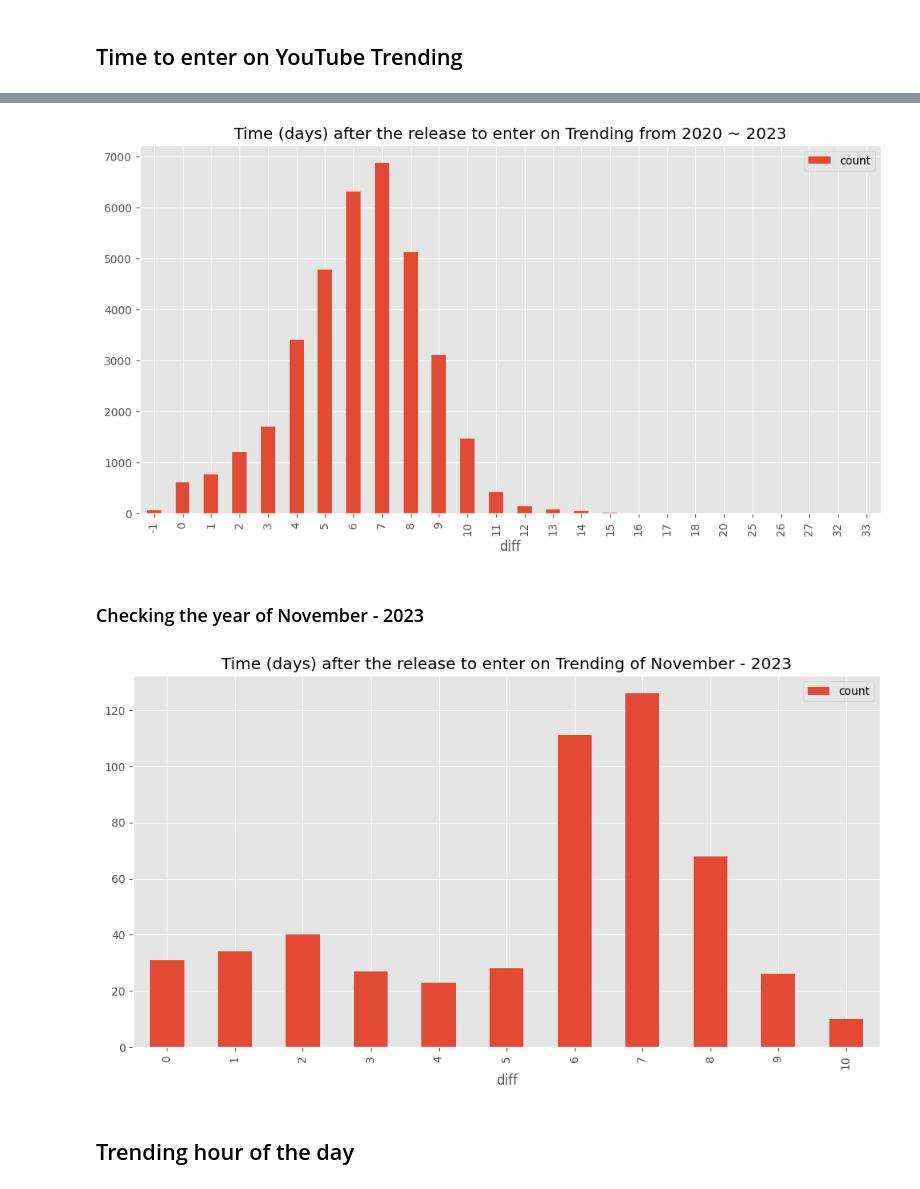
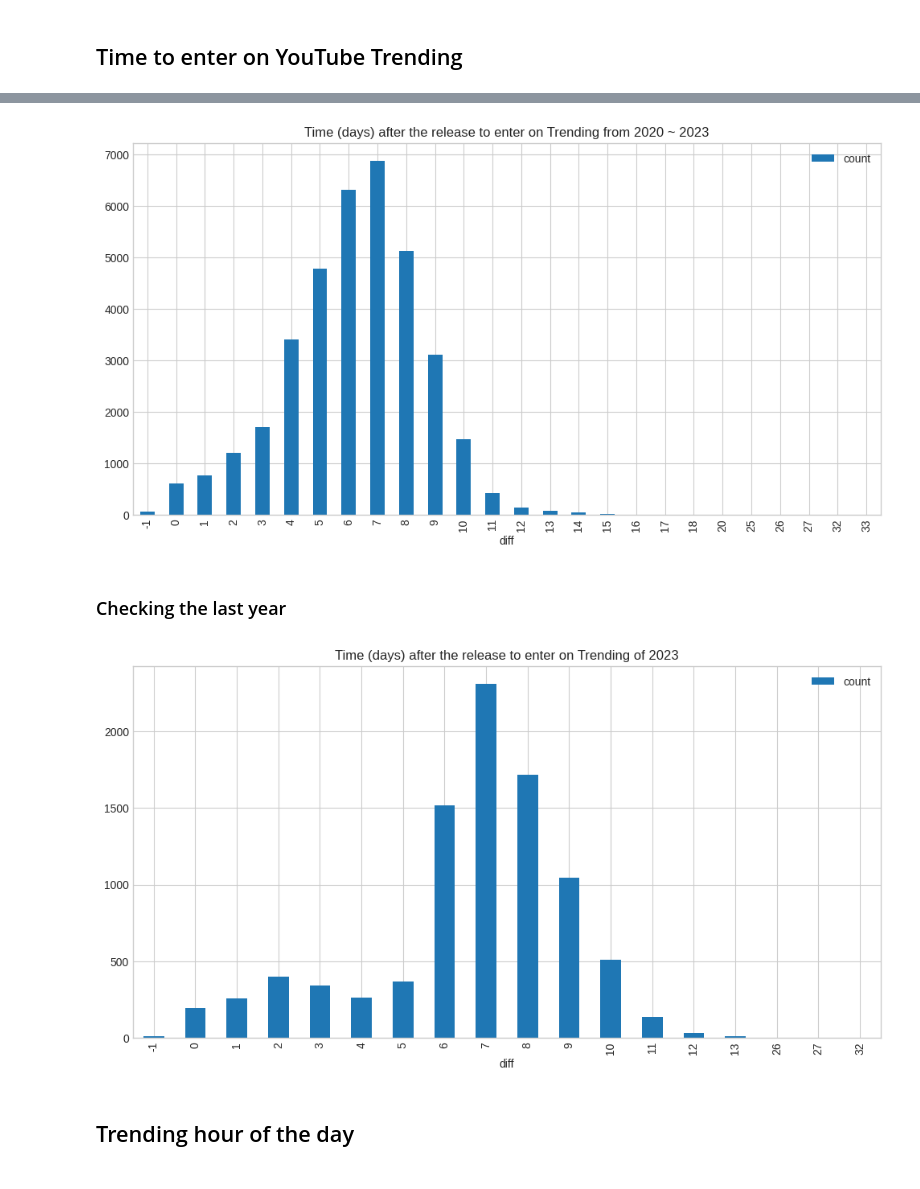
Before and after one commit to BrenoAV/Youtube-Trending-Video-Analysis, a Jupyter notebook: YoutubeTrendingVideoAnalysis.ipynb, the cells around one changed output, grey strips where cells are left out. Drawn from its saved outputs; the diff is of its cells as text; code cells hidden in the pictures.

```diff
--- a/YoutubeTrendingVideoAnalysis.ipynb
+++ b/YoutubeTrendingVideoAnalysis.ipynb
@@ -34,5 +36,5 @@ from src.helpers import get_channel_title_by_id, get_map_category_name_by_id
 # %%
-matplotlib.style.use('ggplot')
+matplotlib.style.use("seaborn-v0_8-whitegrid")
 warnings.filterwarnings( "ignore", module = "IPython\..*" )
 # %%
 logging.basicConfig(level=logging.ERROR)
@@ -215,0 +190,3 @@ df_isnan.toPandas().T
+# %%
+# Removing the video with comment_count problem
+df = df.filter(~F.col("comment_count").isNull())
@@ -225,4 +226,7 @@ How many channels reach the trending: 5309, which means 2.22% of the total video
 From the total of videos, belongs an only 5304 channels that dominate the YouTube Trending which is equivalent to 2.22% of the total videos
 # %% [markdown]
 ## Channels that spent more time with videos on trending by year
+# %%
+years = [f"{year[0]}-01-01" for year in df.withColumn("year", F.year(F.col("publishedAt")))\
+                                          .select("year").distinct().orderBy(F.col("year")).collect()]
 # %%
@@ -680,25 +691,30 @@ df_trending_date.show(3, truncate=False)
 +------------------------------------------------------------------+-------------------+-------------------+----+
 only showing top 3 rows
 # %%
-df_trending_date.groupBy("diff").count().orderBy(F.col("diff")).toPandas().plot.bar(x="diff",
-                                                                                    y="count",
-                                                                                    title="Time (days) after the release to enter on Trending from 2020 ~ 2023",
-                                                                                    figsize=(12, 6))
+df_trending_date.groupBy("diff").count()\
+                .orderBy(F.col("diff"))\
+                .toPandas()\
+                .plot.bar(x="diff",
+             y="count",
+             title=f"Time (days) after the release to enter on Trending from {years[0].split('-')[0]} ~ {years[-1].split('-')[0]}",
+             figsize=(12, 6))
 plt.show()
 # %% [output]
-[figure, old version]
+[figure, new version]
 # %% [markdown]
-### Checking the year of November - 2023
+### Checking the last year
 # %%
-df_trending_date_2023 = df_unique.select(["title", "publishedAt", "trending_date"]).filter(F.col("publishedAt") >= F.lit("2023-11-01"))
+df_trending_date_2023 = df_unique.select(["title", "publishedAt", "trending_date"]).filter(F.col("publishedAt") >= F.lit(years[-1]))
 df_trending_date_2023 = df_trending_date_2023.withColumn("diff", F.datediff(F.col("trending_date"), F.col("publishedAt")))
-df_trending_date_2023.groupBy("diff").count().orderBy(F.col("diff")).toPandas().plot.bar(x="diff",
-                                                                                         y="count",
-                                                                                         title="Time (days) after the release to enter on Trending of November - 2023",
-                                                                                         figsize=(12, 6))
+df_trending_date_2023.groupBy("diff")\
+                     .count().orderBy(F.col("diff"))\
+                     .toPandas().plot.bar(x="diff",
+                     y="count",
+                     title=f"Time (days) after the release to enter on Trending of {years[-1].split('-')[0]}",
+                     figsize=(12, 6))
 plt.show()
 # %% [output]
-[figure, old version]
+[figure, new version]
 # %% [markdown]
 ## Trending hour of the day
 # %%
```
Also changed, not shown: parts of 44 cells of this notebook, 5 other files.
